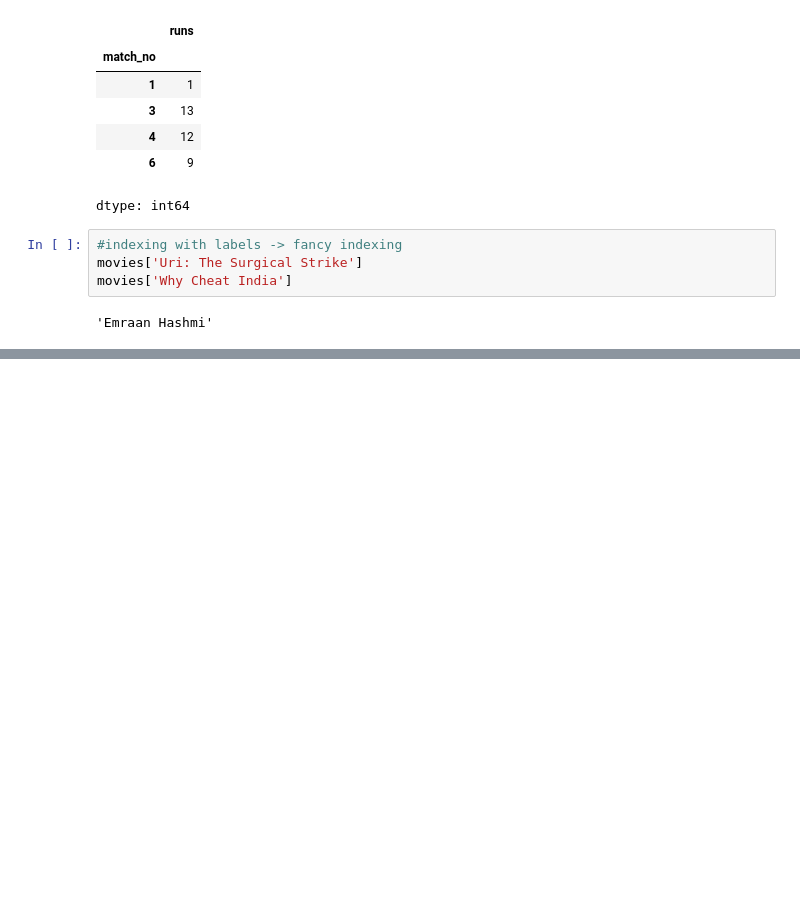
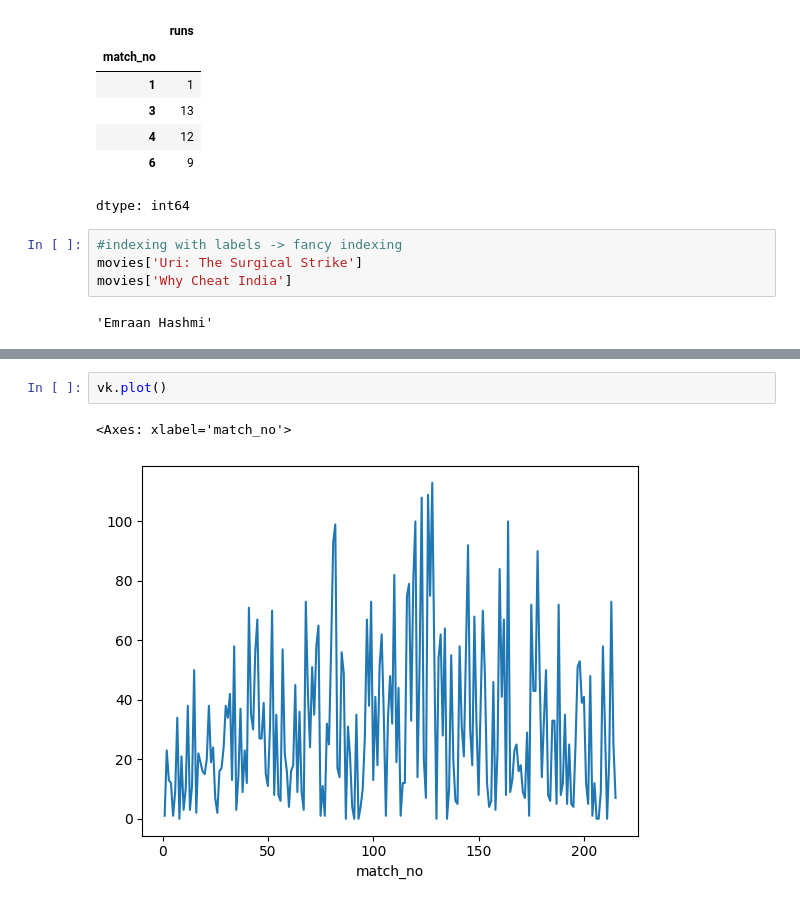
Before and after one commit to Maruf0275/Machine-Learning-Notes, a Jupyter notebook: Pandas/Pandas_Series.ipynb, the cells around one changed output, grey strips where cells are left out. Cells and saved outputs as stored; diff of their text form; blank space fills up the shorter version.

```diff
--- a/Pandas/Pandas_Series.ipynb
+++ b/Pandas/Pandas_Series.ipynb
@@ -390,0 +566,5 @@ movies['Why Cheat India']
+# %%
+vk.plot()
+# %% [output]
+<Axes: xlabel='match_no'>
+[figure, added]
```
Also changed, not shown: parts of 26 cells of this notebook.
